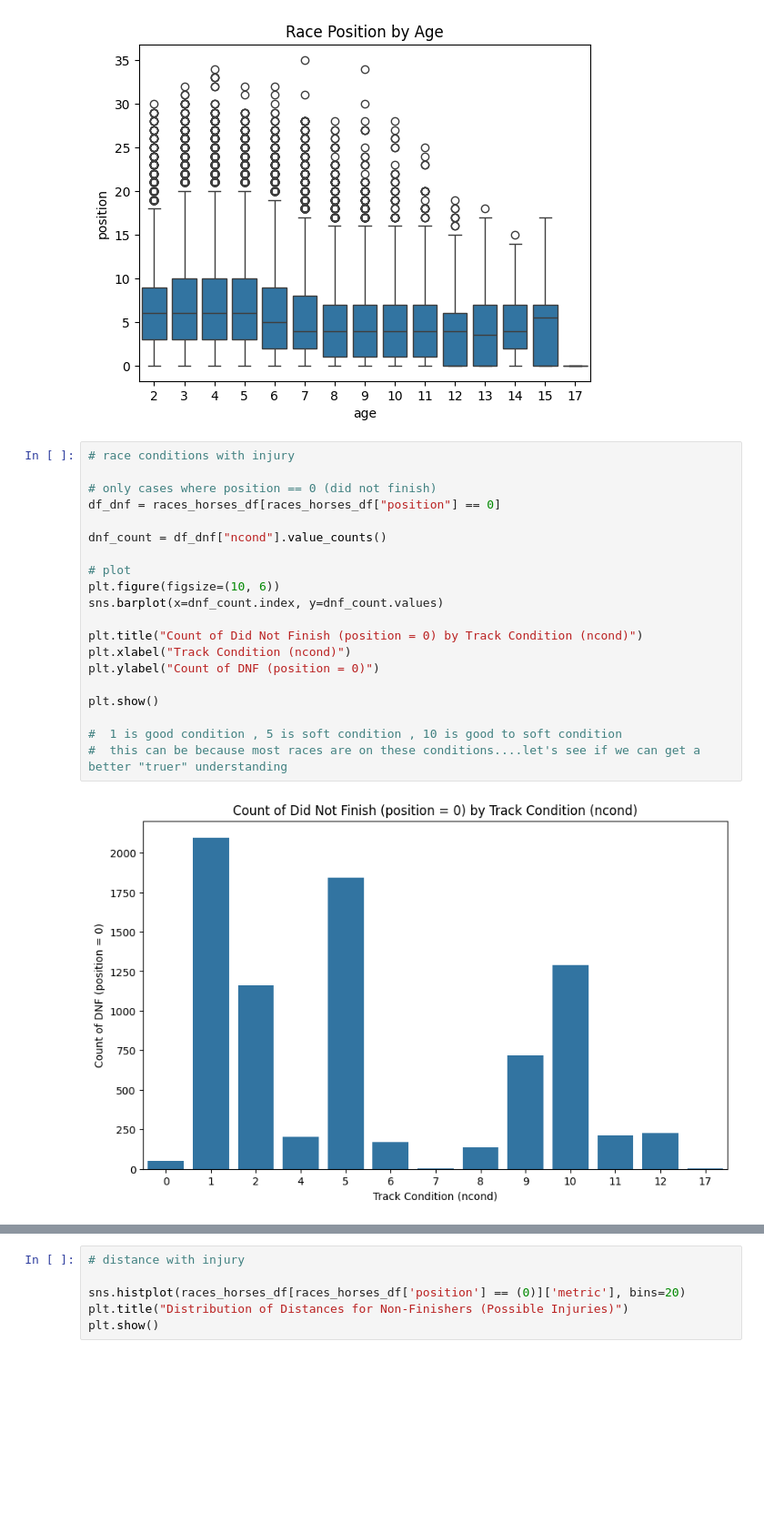
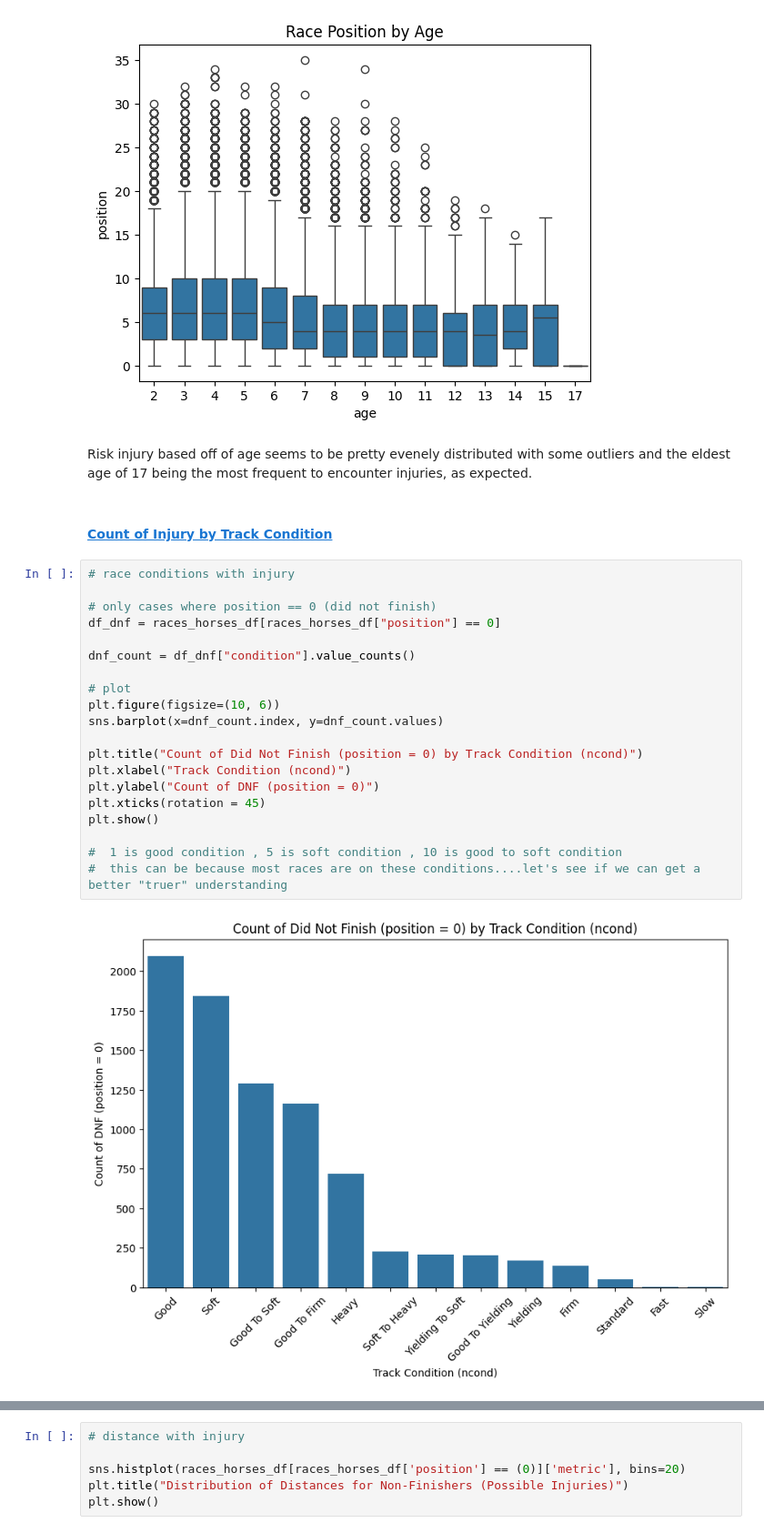
Before and after one commit to sabridelrosal/RaceHorsesROI, a Jupyter notebook: notebooks/02-eda.ipynb, the cells around one changed output, grey strips where cells are left out. Shown: that part at 91% size. Cells and saved outputs as stored; diff of their text form; blank space fills up the shorter version.

```diff
--- a/notebooks/02-eda.ipynb
+++ b/notebooks/02-eda.ipynb
@@ -178,25 +229,29 @@ plt.title("Race Position by Age")
 plt.show()
 # %% [output]
 [figure]
+# %% [markdown]
+Risk injury based off of age seems to be pretty evenely distributed with some outliers and the eldest age of 17 being the most frequent to encounter injuries, as expected.
+# %% [markdown]
+#### <a id='toc2_1_6_2_'></a>[Count of Injury by Track Condition](#toc0_)
 # %%
 # race conditions with injury
 
 # only cases where position == 0 (did not finish)
 df_dnf = races_horses_df[races_horses_df["position"] == 0]
 
-dnf_count = df_dnf["ncond"].value_counts()
+dnf_count = df_dnf["condition"].value_counts()
 
 # plot
 plt.figure(figsize=(10, 6))
 sns.barplot(x=dnf_count.index, y=dnf_count.values)
 
 plt.title("Count of Did Not Finish (position = 0) by Track Condition (ncond)")
 plt.xlabel("Track Condition (ncond)")
 plt.ylabel("Count of DNF (position = 0)")
-
+plt.xticks(rotation = 45)
 plt.show()
 
 #  1 is good condition , 5 is soft condition , 10 is good to soft condition
 #  this can be because most races are on these conditions....let's see if we can get a better "truer" understanding
 # %% [output]
-[figure, old version]
+[figure, new version]
```
Also changed, not shown: parts of 63 cells of this notebook, 22 other files.
